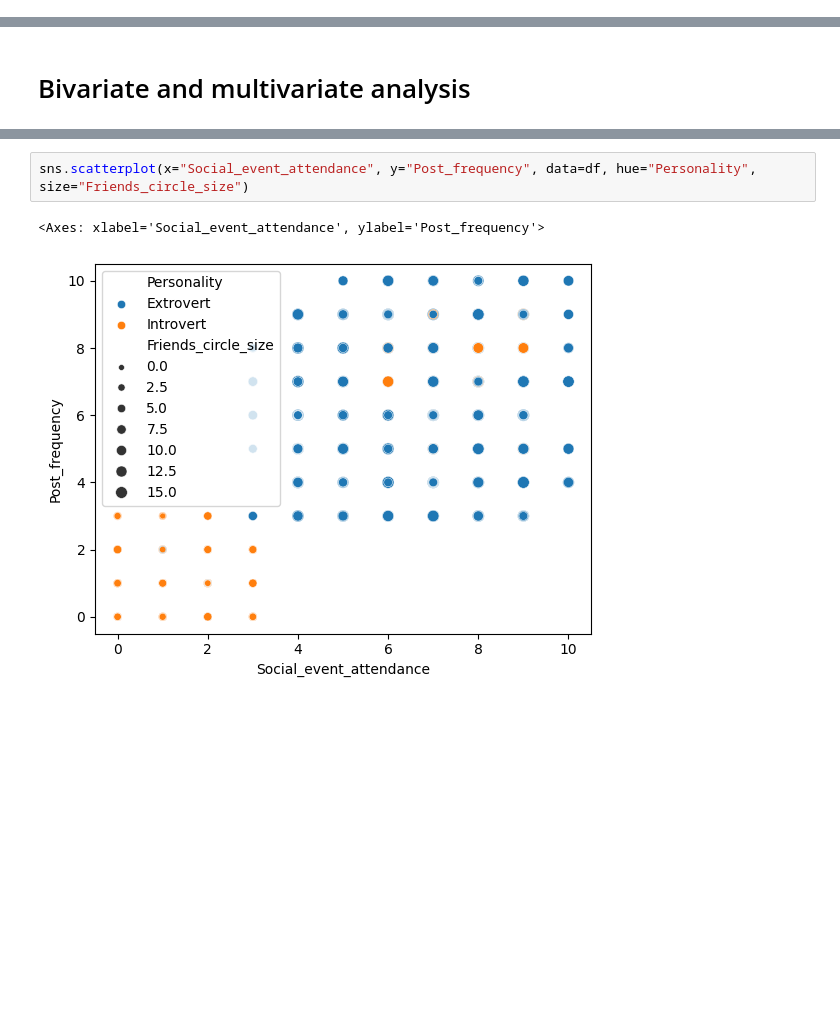
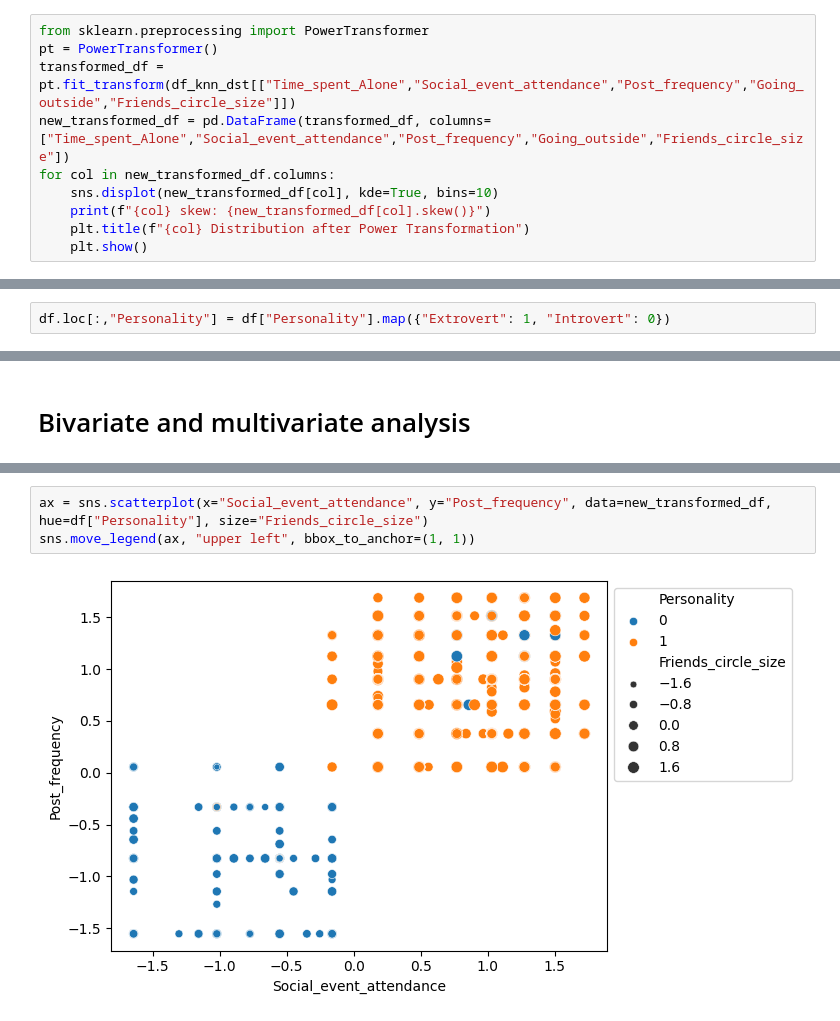
Before and after one commit to Aman-hebbale/kaggle_personality, a Jupyter notebook: logistic_classifier.ipynb, the cells around one changed output, grey strips where cells are left out. Drawn from its saved outputs; the diff is of its cells as text; blank space fills up the shorter version.

```diff
--- a/logistic_classifier.ipynb
+++ b/logistic_classifier.ipynb
@@ -728,0 +804,10 @@ sns.boxplot(df["Social_event_attendance"])
+# %%
+from sklearn.preprocessing import PowerTransformer
+pt = PowerTransformer()
+transformed_df = pt.fit_transform(df_knn_dst[["Time_spent_Alone","Social_event_attendance","Post_frequency","Going_outside","Friends_circle_size"]])
+new_transformed_df = pd.DataFrame(transformed_df, columns=["Time_spent_Alone","Social_event_attendance","Post_frequency","Going_outside","Friends_circle_size"])
+for col in new_transformed_df.columns:
+    sns.displot(new_transformed_df[col], kde=True, bins=10)
+    print(f"{col} skew: {new_transformed_df[col].skew()}")
+    plt.title(f"{col} Distribution after Power Transformation")
+    plt.show()
@@ -728,0 +825,2 @@ sns.boxplot(df["Social_event_attendance"])
+# %%
+df.loc[:,"Personality"] = df["Personality"].map({"Extrovert": 1, "Introvert": 0})
@@ -748,6 +855,6 @@ sns.scatterplot(x="Going_outside", y="Post_frequency", data=df, hue="Personality
 # %%
-sns.scatterplot(x="Social_event_attendance", y="Post_frequency", data=df, hue="Personality", size="Friends_circle_size")
+ax = sns.scatterplot(x="Social_event_attendance", y="Post_frequency", data=new_transformed_df, hue=df["Personality"], size="Friends_circle_size")
+sns.move_legend(ax, "upper left", bbox_to_anchor=(1, 1))
 # %% [output]
-<Axes: xlabel='Social_event_attendance', ylabel='Post_frequency'>
-[figure, old version]
+[figure, new version]
 # %%
```
Also changed, not shown: parts of 53 cells of this notebook, 1 other file.
